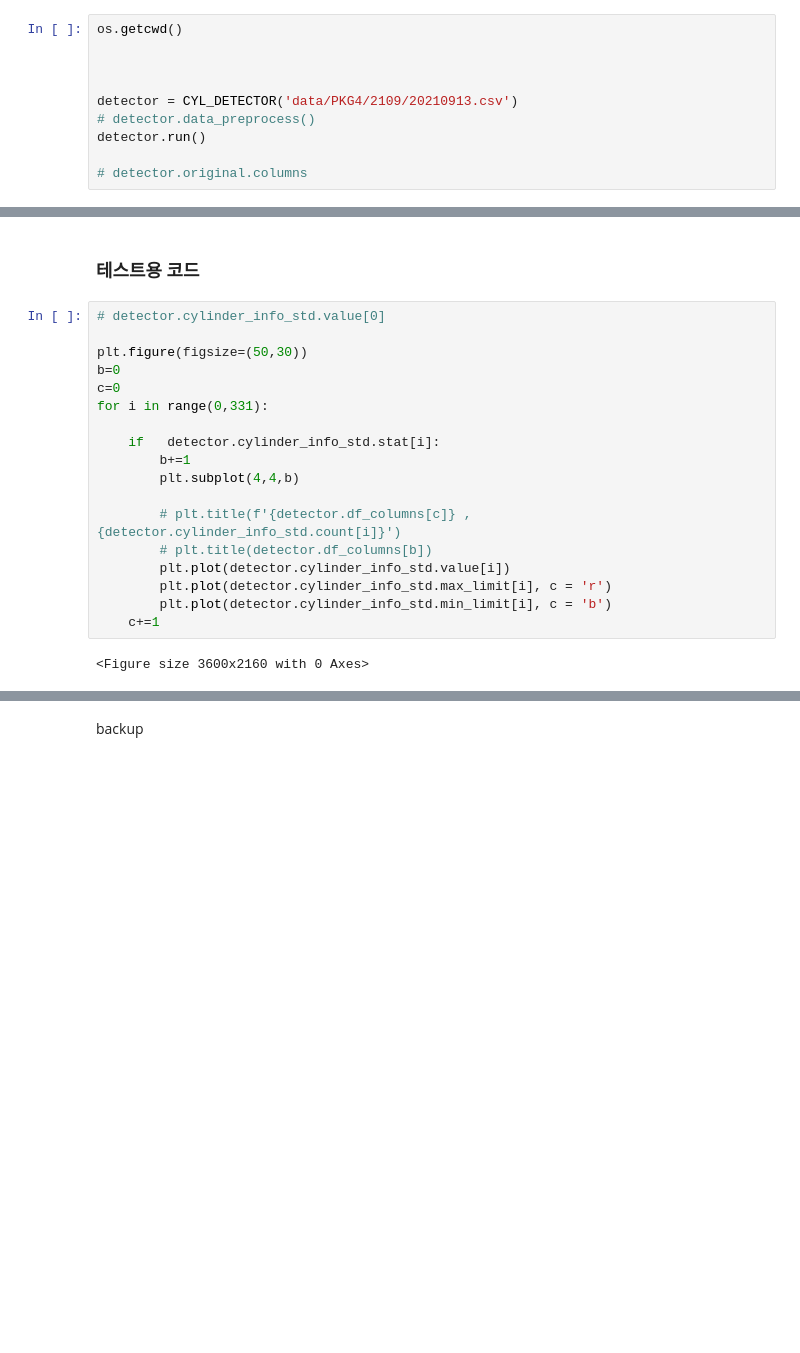
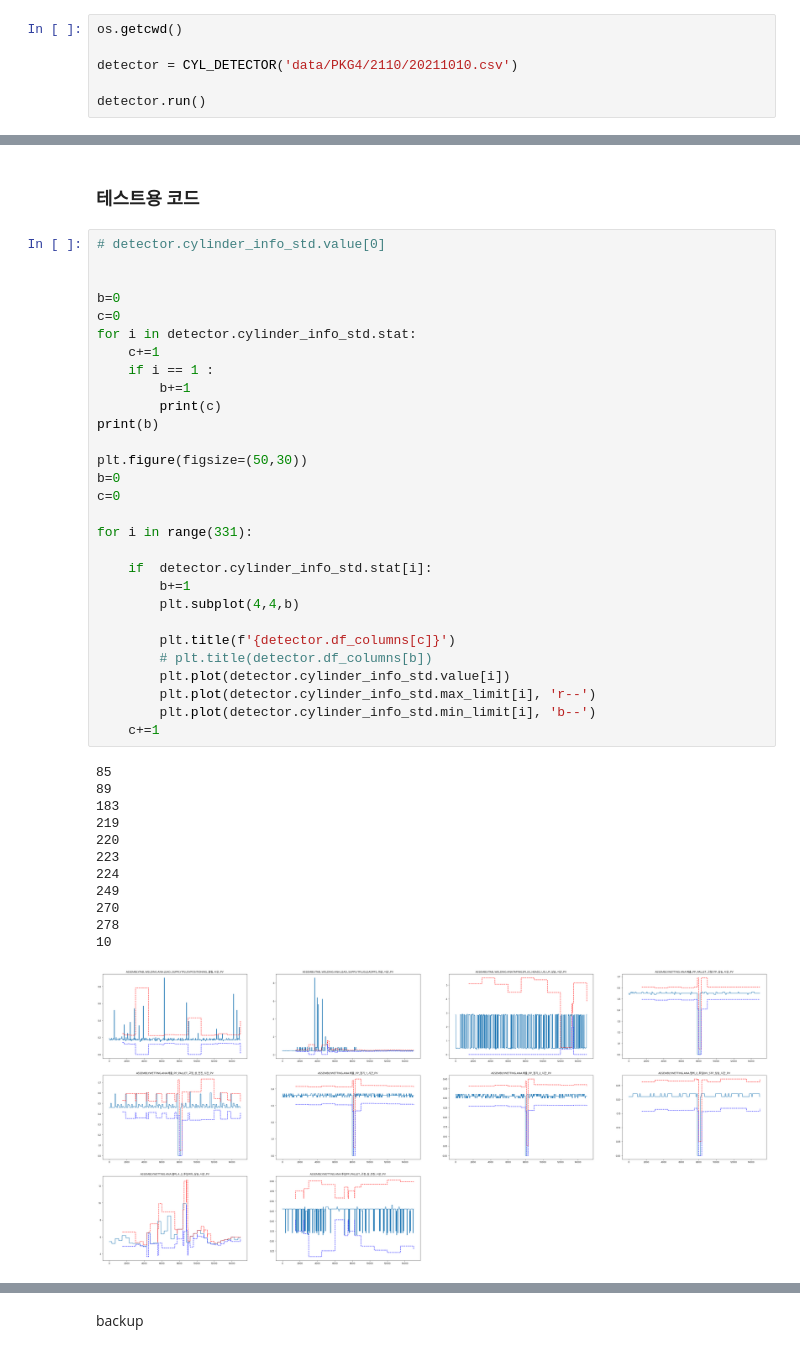
Before and after one commit to hongjunhyeok/csv, a Jupyter notebook: Cylinder_detector.ipynb, the cells around one changed output, grey strips where cells are left out. Cells and saved outputs as stored; diff of their text form; blank space fills up the shorter version.

```diff
--- a/Cylinder_detector.ipynb
+++ b/Cylinder_detector.ipynb
@@ -274,13 +338,9 @@ plt.plot(min)
 # %%
 os.getcwd()
 
+detector = CYL_DETECTOR('data/PKG4/2110/20211010.csv')
 
-
-detector = CYL_DETECTOR('data/PKG4/2109/20210913.csv')
-# detector.data_preprocess()
 detector.run()
-
-# detector.original.columns
 # %% [output]
  실린더 파일 읽는 중 ... 완료
  실린더 분석 완료 : 100% ( 331 / 331 )
@@ -288,21 +348,43 @@ detector.run()
 ### 테스트용 코드
 # %%
 # detector.cylinder_info_std.value[0]
+
+
+b=0
+c=0
+for i in detector.cylinder_info_std.stat:
+    c+=1
+    if i == 1 :
+        b+=1
+        print(c)
+print(b)
 
 plt.figure(figsize=(50,30))
 b=0
 c=0
-for i in range(0,331):
 
-    if   detector.cylinder_info_std.stat[i]:
+for i in range(331):
+
+    if  detector.cylinder_info_std.stat[i]:
         b+=1
         plt.subplot(4,4,b)
 
-        # plt.title(f'{detector.df_columns[c]} , {detector.cylinder_info_std.count[i]}')
+        plt.title(f'{detector.df_columns[c]}')
         # plt.title(detector.df_columns[b])
         plt.plot(detector.cylinder_info_std.value[i])
-        plt.plot(detector.cylinder_info_std.max_limit[i], c = 'r')
-        plt.plot(detector.cylinder_info_std.min_limit[i], c = 'b')
+        plt.plot(detector.cylinder_info_std.max_limit[i], 'r--')
+        plt.plot(detector.cylinder_info_std.min_limit[i], 'b--')
     c+=1
 # %% [output]
-<Figure size 3600x2160 with 0 Axes>
+85
+89
+183
+219
+220
+223
+224
+249
+270
+278
+10
+[figure, added]
```
Also changed, not shown: parts of 8 cells of this notebook.
